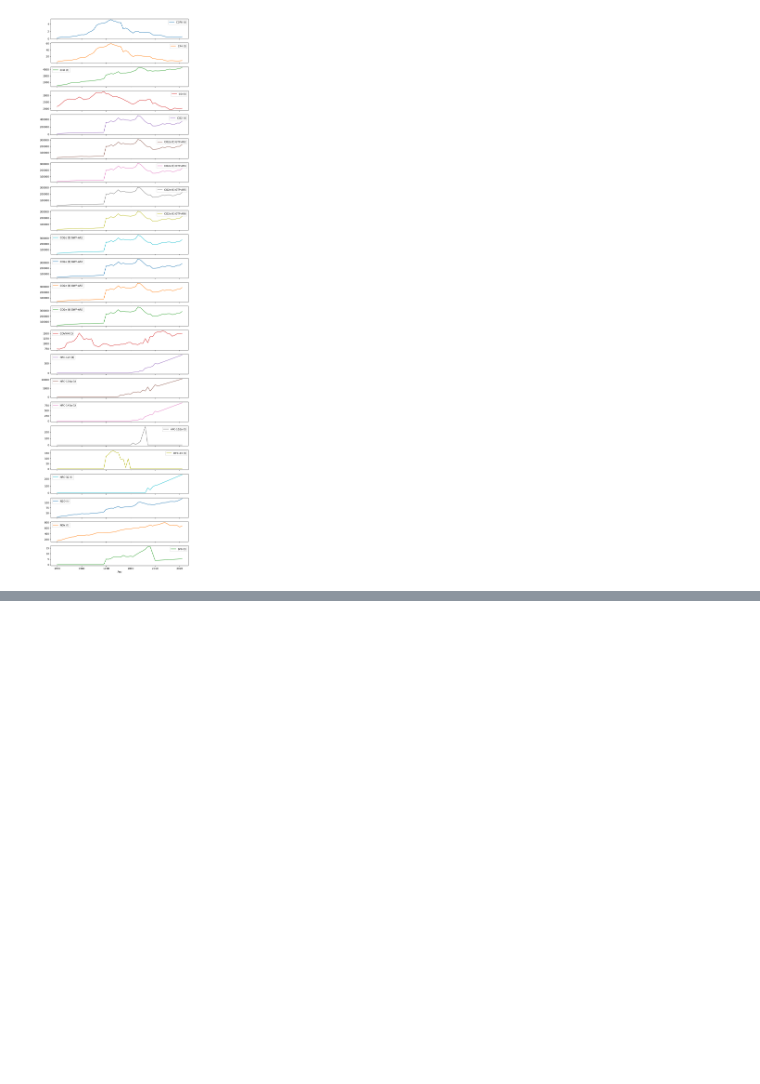
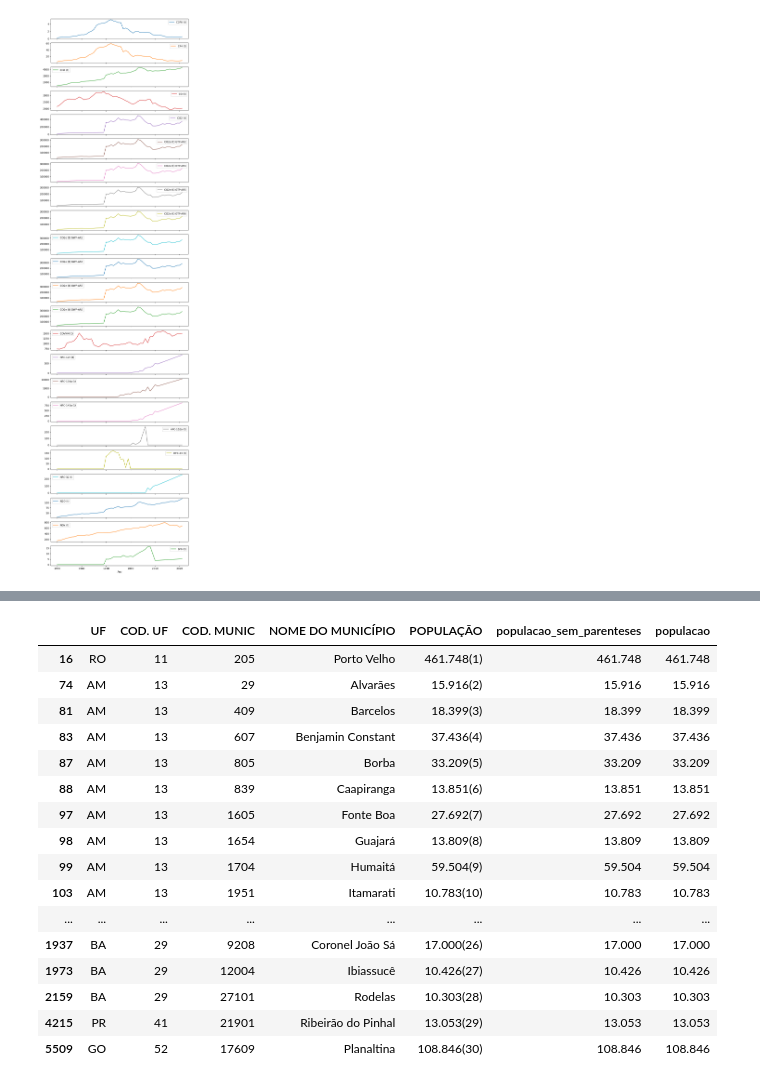
Before and after one commit to Iltonns/Estudo-e-Projetos-Alura, a Jupyter notebook: Python para Data Sciense/Pandas/Selecionando e Agrupando dados/Conhecendo os dados.ipynb, the cells around one changed output, grey strips where cells are left out. Cells and saved outputs as stored; diff of their text form; code cells hidden in the pictures; blank space fills up the shorter version.

```diff
--- a/Python para Data Sciense/Pandas/Selecionando e Agrupando dados/Conhecendo os dados.ipynb
+++ b/Python para Data Sciense/Pandas/Selecionando e Agrupando dados/Conhecendo os dados.ipynb
@@ -622,0 +562,5 @@ media_emissao_anual.plot(subplots=True, figsize=(10,40));
+# %%
+# installando a biblioteca xlrd para leitura de arquivos excel antigos
+%pip install xlrd
+populacao_estados = pd.read_excel('C:\\Users\\eleil\\OneDrive\\Documents\\GitHub\\Estudo-e-Projetos-Alura\\Python para Data Sciense\\Pandas\\Selecionando e Agrupando dados\\POP2022_Municipios.xls', header=1, skipfooter=34)
+populacao_estados
@@ -622,0 +636,30 @@ media_emissao_anual.plot(subplots=True, figsize=(10,40));
+# %%
+# removendo os parênteses e convertendo a coluna 'POPULAÇÃO' para o tipo inteiro
+populacao_estados = populacao_estados.assign(populacao_sem_parenteses = populacao_estados['POPULAÇÃO'].replace('\(\d{1,2}\)', '', regex = True),
+                                             populacao = lambda x: x.loc[:,'populacao_sem_parenteses'])
+
+
+"""O metodo assign() do pandas é utilizado para adicionar novas colunas a um DataFrame ou modificar colunas existentes. No exemplo acima, estamos utilizando o método assign() para criar uma nova coluna chamada 'populacao_sem_parenteses', que é obtida substituindo os parênteses e os números dentro deles na coluna 'POPULAÇÃO' por uma string vazia, utilizando o método replace() com uma expressão regular. Em seguida, estamos criando outra coluna chamada 'populacao', que é simplesmente uma cópia da coluna 'populacao_sem_parenteses'. O resultado é um DataFrame atualizado com as novas colunas adicionadas.
+
+O metodo replace() do pandas é utilizado para substituir valores em uma Series ou DataFrame. No exemplo acima, populacao_estados['POPULAÇÃO'].replace('\(\d{1,2}\)', '', regex = True) substitui todas as ocorrências de parênteses contendo um ou dois dígitos (representados pela expressão regular '\(\d{1,2}\)') na coluna 'POPULAÇÃO' por uma string vazia (''). O parâmetro regex=True indica que estamos utilizando uma expressão regular para definir o padrão de substituição. O resultado é uma Series onde os valores da coluna 'POPULAÇÃO' foram modificados, removendo os parênteses e os números dentro deles."""
+# %%
+# exibindo os valores da coluna 'POPULAÇÃO' que contém parênteses
+populacao_estados[populacao_estados['POPULAÇÃO'].str.contains('\(', na=False)]
+# %% [output]
+|  | UF | COD. UF | COD. MUNIC | NOME DO MUNICÍPIO | POPULAÇÃO | populacao_sem_parenteses | populacao |
+| 16 | RO | 11 | 205 | Porto Velho | 461.748(1) | 461.748 | 461.748 |
+| 74 | AM | 13 | 29 | Alvarães | 15.916(2) | 15.916 | 15.916 |
+| 81 | AM | 13 | 409 | Barcelos | 18.399(3) | 18.399 | 18.399 |
+| 83 | AM | 13 | 607 | Benjamin Constant | 37.436(4) | 37.436 | 37.436 |
+| 87 | AM | 13 | 805 | Borba | 33.209(5) | 33.209 | 33.209 |
+| 88 | AM | 13 | 839 | Caapiranga | 13.851(6) | 13.851 | 13.851 |
+| 97 | AM | 13 | 1605 | Fonte Boa | 27.692(7) | 27.692 | 27.692 |
+| 98 | AM | 13 | 1654 | Guajará | 13.809(8) | 13.809 | 13.809 |
+| 99 | AM | 13 | 1704 | Humaitá | 59.504(9) | 59.504 | 59.504 |
+| 103 | AM | 13 | 1951 | Itamarati | 10.783(10) | 10.783 | 10.783 |
+| ... | ... | ... | ... | ... | ... | ... | ... |
+| 1937 | BA | 29 | 9208 | Coronel João Sá | 17.000(26) | 17.000 | 17.000 |
+| 1973 | BA | 29 | 12004 | Ibiassucê | 10.426(27) | 10.426 | 10.426 |
+| 2159 | BA | 29 | 27101 | Rodelas | 10.303(28) | 10.303 | 10.303 |
+| 4215 | PR | 41 | 21901 | Ribeirão do Pinhal | 13.053(29) | 13.053 | 13.053 |
+| 5509 | GO | 52 | 17609 | Planaltina | 108.846(30) | 108.846 | 108.846 |
```
Also changed, not shown: parts of 22 cells of this notebook, 4 other files.
